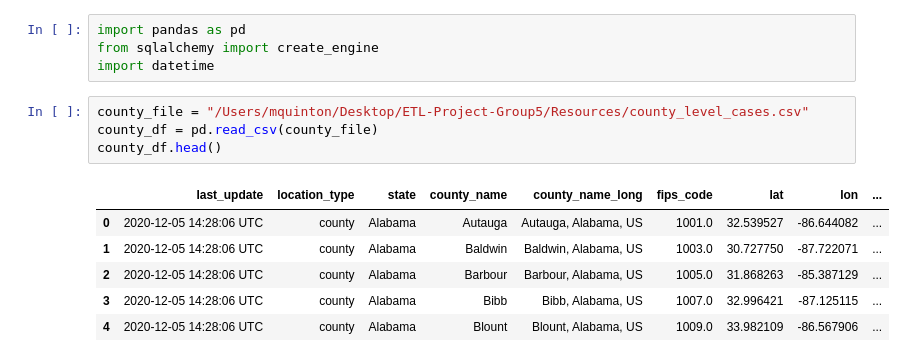
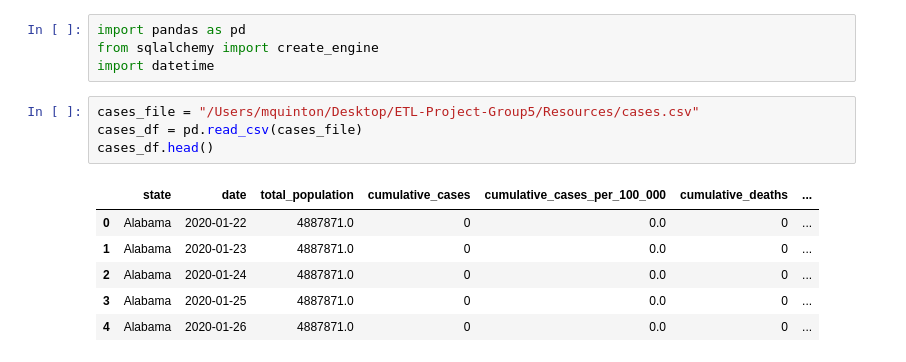
Before and after one commit to Mquinton28/ETL-Project-Group5, a Jupyter notebook: Resources/dataset_county.ipynb, the cells around one changed output. Cells and saved outputs as stored; diff of their text form.

```diff
--- a/Resources/dataset_county.ipynb
+++ b/Resources/dataset_county.ipynb
@@ -3,13 +3,13 @@ import pandas as pd
 from sqlalchemy import create_engine
 import datetime
 # %%
-county_file = "/Users/mquinton/Desktop/ETL-Project-Group5/Resources/county_level_cases.csv"
-county_df = pd.read_csv(county_file)
-county_df.head()
+cases_file = "/Users/mquinton/Desktop/ETL-Project-Group5/Resources/cases.csv"
+cases_df = pd.read_csv(cases_file)
+cases_df.head()
 # %% [output]
-|  | last_update | location_type | state | county_name | county_name_long | fips_code | lat | lon | ... |
-| 0 | 2020-12-05 14:28:06 UTC | county | Alabama | Autauga | Autauga, Alabama, US | 1001.0 | 32.539527 | -86.644082 | ... |
-| 1 | 2020-12-05 14:28:06 UTC | county | Alabama | Baldwin | Baldwin, Alabama, US | 1003.0 | 30.727750 | -87.722071 | ... |
-| 2 | 2020-12-05 14:28:06 UTC | county | Alabama | Barbour | Barbour, Alabama, US | 1005.0 | 31.868263 | -85.387129 | ... |
-| 3 | 2020-12-05 14:28:06 UTC | county | Alabama | Bibb | Bibb, Alabama, US | 1007.0 | 32.996421 | -87.125115 | ... |
-| 4 | 2020-12-05 14:28:06 UTC | county | Alabama | Blount | Blount, Alabama, US | 1009.0 | 33.982109 | -86.567906 | ... |
+|  | state | date | total_population | cumulative_cases | cumulative_cases_per_100_000 | cumulative_deaths | ... |
+| 0 | Alabama | 2020-01-22 | 4887871.0 | 0 | 0.0 | 0 | ... |
+| 1 | Alabama | 2020-01-23 | 4887871.0 | 0 | 0.0 | 0 | ... |
+| 2 | Alabama | 2020-01-24 | 4887871.0 | 0 | 0.0 | 0 | ... |
+| 3 | Alabama | 2020-01-25 | 4887871.0 | 0 | 0.0 | 0 | ... |
+| 4 | Alabama | 2020-01-26 | 4887871.0 | 0 | 0.0 | 0 | ... |
```
Also changed, not shown: parts of 13 cells of this notebook, 2 other files.
